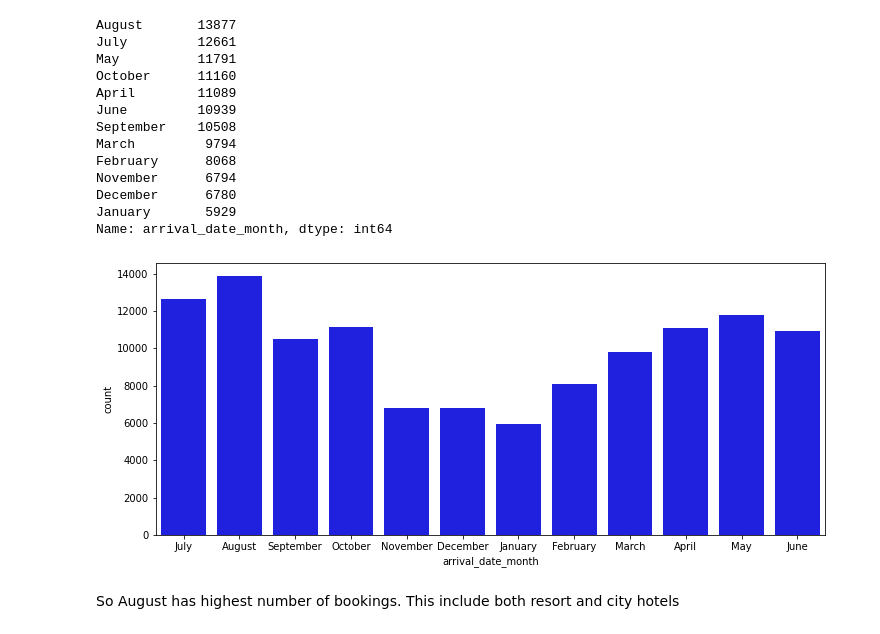
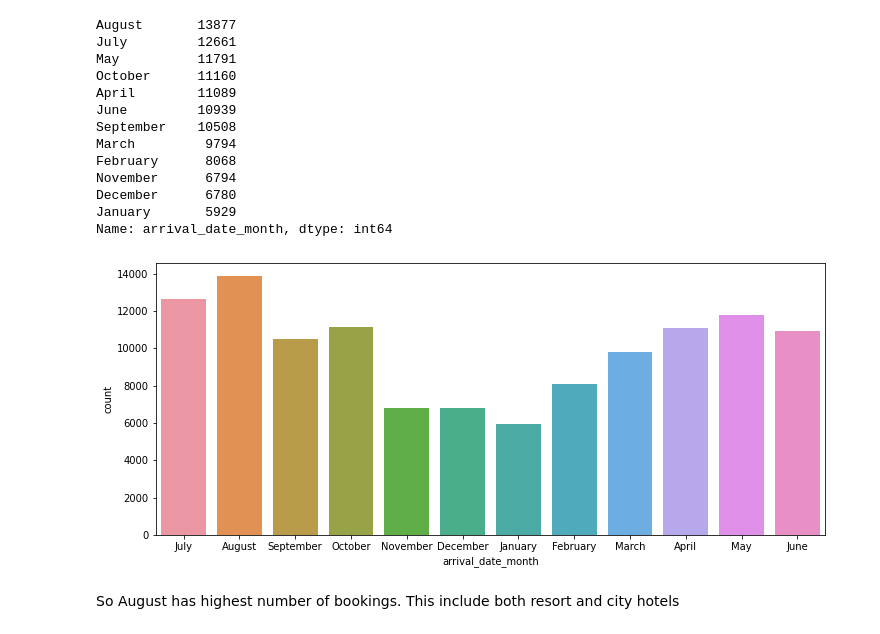
Before and after one commit to kiran2424/hotel-booking-data-analysis, a Jupyter notebook: Copy_of_Hotel_Booking_Analysis_Capstone_Project.ipynb, the cells around one changed output. Cells and saved outputs as stored; diff of their text form; code cells hidden in the pictures.

```diff
--- a/Copy_of_Hotel_Booking_Analysis_Capstone_Project.ipynb
+++ b/Copy_of_Hotel_Booking_Analysis_Capstone_Project.ipynb
@@ -104,3 +110,5 @@ df_data['country'].fillna('no value',inplace=True)
 df_data['country'].shape
 # %% [output]
 (119390,)
+# %%
+df_data['children'].fillna(round(df_data.children.mean()), inplace=True)
@@ -221,10 +228,10 @@ January       5929
 Name: arrival_date_month, dtype: int64
 # %%
 plt.rcParams['figure.figsize'] = (12, 5)
-sns.countplot(df_data['arrival_date_month'],color='b')
+sns.countplot(df_data['arrival_date_month'])
 plt.show()
 # %% [output]
-[figure, old version]
+[figure, new version]
 # %% [markdown]
 So August has highest number of bookings. This include both resort and city hotels
 # %% [markdown]
```
Also changed, not shown: parts of 29 cells of this notebook.
